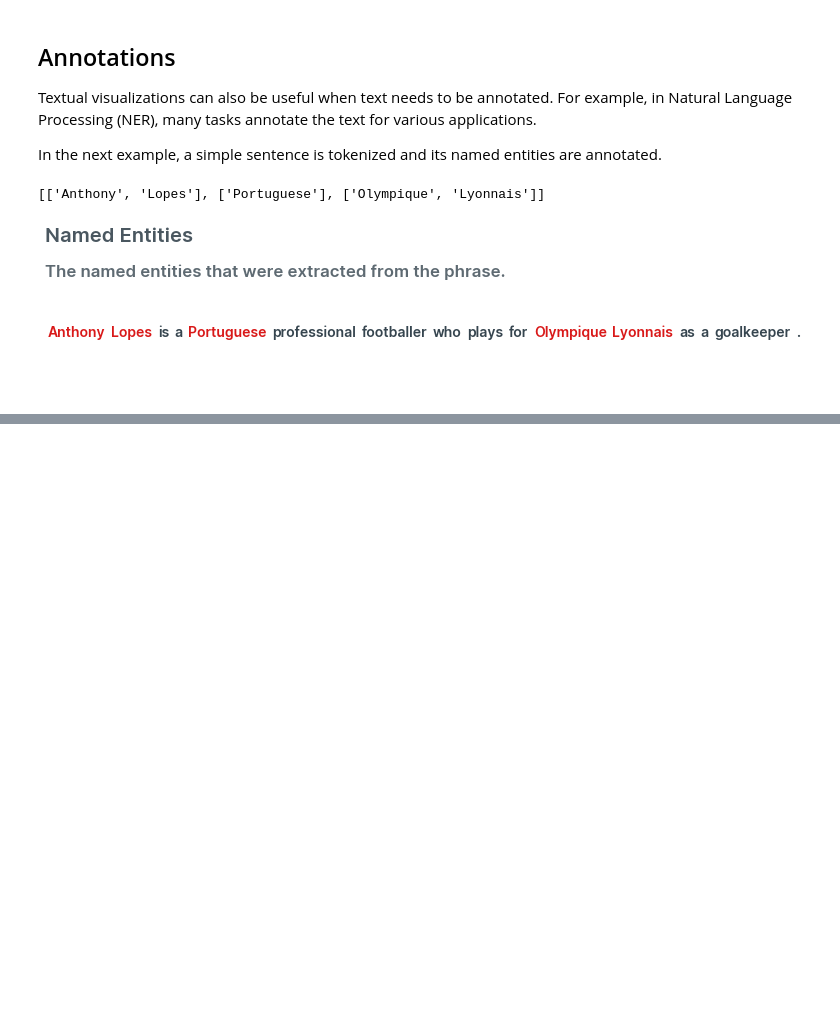
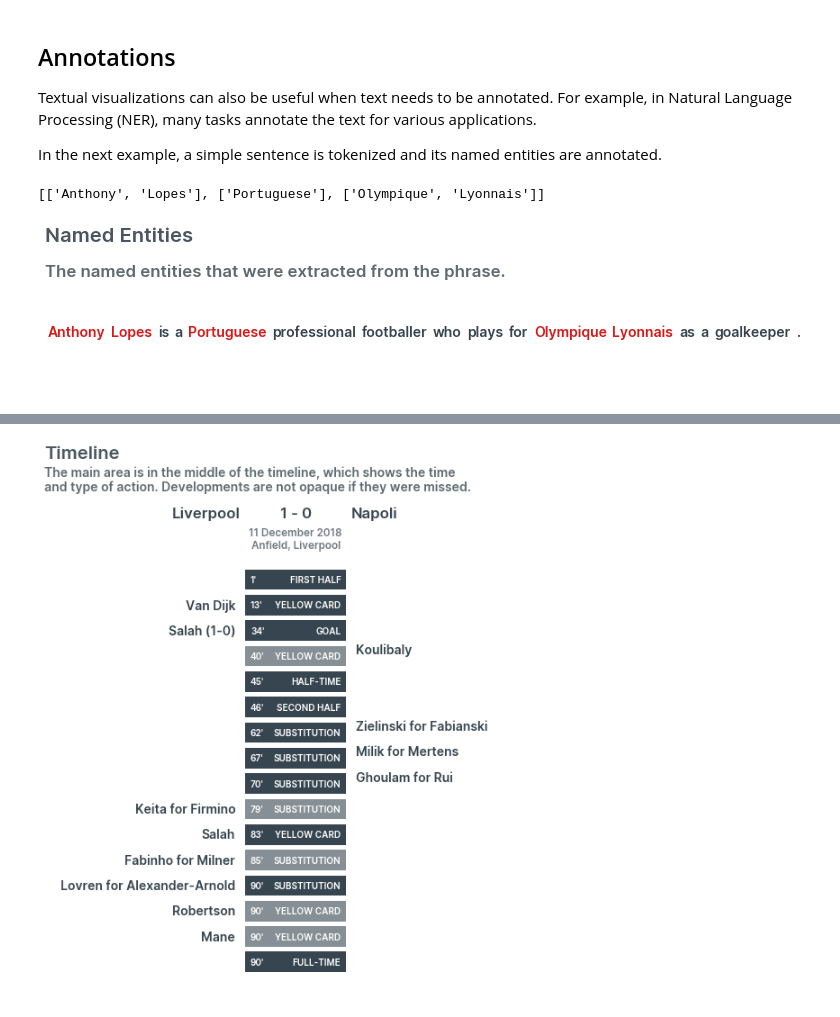
Before and after one commit to NicholasMamo/EvenTDT, a Jupyter notebook: notebooks/Visualizations/Text.ipynb, the cells around one changed output, grey strips where cells are left out. Cells and saved outputs as stored; diff of their text form; code cells hidden in the pictures; blank space fills up the shorter version.

```diff
--- a/notebooks/Visualizations/Text.ipynb
+++ b/notebooks/Visualizations/Text.ipynb
@@ -591,0 +637,71 @@ plt.show()
+# %%
+plt.style.use(os.path.join(sys.path[0], "fire.style"))
+plt.style.reload_library()
+
+plt.figure(figsize=(10,10))
+
+plt.xlim(0, 10)
+plt.ylim(0, 24)
+
+"""
+Style.
+"""
+pad = 0.1 # the padding from the left border
+row_height = 1.25 # the height of each row
+margin_top = 3.75 # the margin from the top
+
+center = 5
+center_width = 2
+
+plt.text(center + center_width/2. + center_width/20., 0.5,
+             "Napoli", ha='left', va='center',
+             fontsize='larger', fontweight=800, color='C3')
+plt.text(center - center_width/2. - center_width/20., 0.5,
+             "Liverpool", ha='right', va='center',
+             fontsize='larger', fontweight=800, color='C3')
+plt.text(center, 0.5, "1 - 0", ha='center', va='center',
+             fontsize='larger', fontweight=800, color='C3')
+plt.text(center, 1.75, "11 December 2018\nAnfield, Liverpool", ha='center', va='center',
+             fontsize='small', fontweight=800, color='C3', alpha=0.7)
+
+"""
+Each group is displayed separately.
+"""
+plt.gca().invert_yaxis() # invert the y-axis
+for i, development in timeline_df.iterrows():
+    y = i * row_height + margin_top
+    if (development.side < 0):
+        plt.text(center-center_width/2. - center_width/10., y, development.description,
+                 linespacing=row_height, va='center',
+                 fontweight=800, ha='right')
+    elif (development.side > 0):
+        plt.text(center+center_width/2. + center_width/10., y, development.description,
+                 linespacing=row_height, va='bottom',
+                 fontweight=800, ha='left')
+
+    background = mpatches.Rectangle(
+        (center-center_width/2., y-0.5),
+        center_width, row_height-0.25, facecolor='C3',
+        alpha=(1 if development.recall else 0.6)
+    )
+    plt.gca().add_patch(background)
+
+    plt.text(center - center_width/2. + center_width/20., y,
+             str(development.time) + "'",
+             linespacing=row_height, ha='left', va='center',
+             fontsize=10, fontweight=800, color='white')
+    plt.text(center + center_width/2. - center_width/20., y,
+             (development.description.upper() if development.side == 0 else development.type.upper()),
+             linespacing=row_height, ha='right', va='center',
+             fontsize=10, fontweight=800, color='white')
+
+plt.axis('off')
+plt.title('Timeline', loc='left', fontweight='bold', alpha=0.9,
+          pad=50) # pad to make space for a subtitle
+ax = plt.gca()
+plt.text(0, 1.02, 'The main area is in the middle of the timeline, which shows the time \nand type of action. Developments are not opaque if they were missed.',
+         alpha=0.8, horizontalalignment='left', verticalalignment='bottom',
+         transform=ax.transAxes)
+plt.show()
+# %% [output]
+[figure, added]
```
Also changed, not shown: parts of 11 cells of this notebook.
